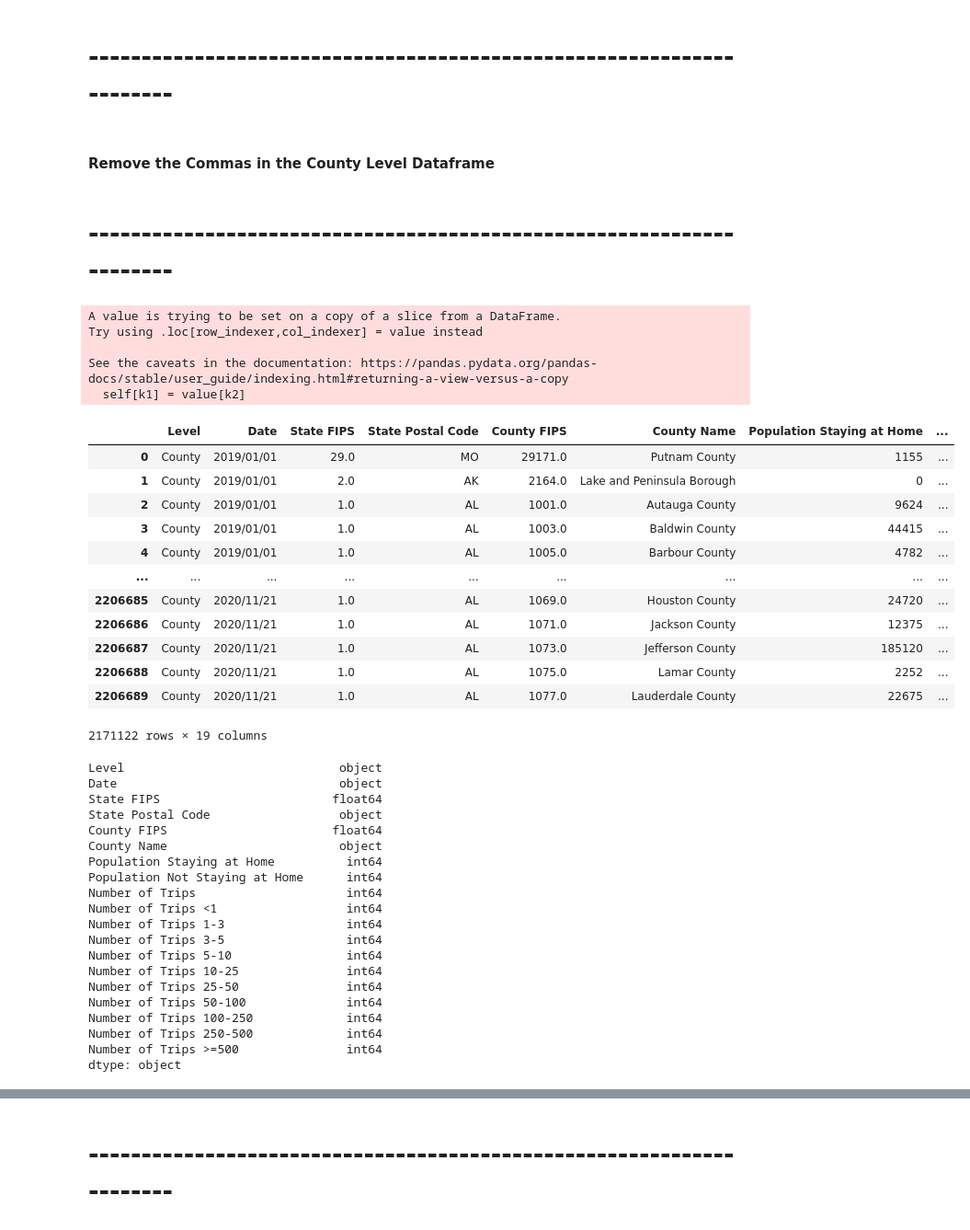
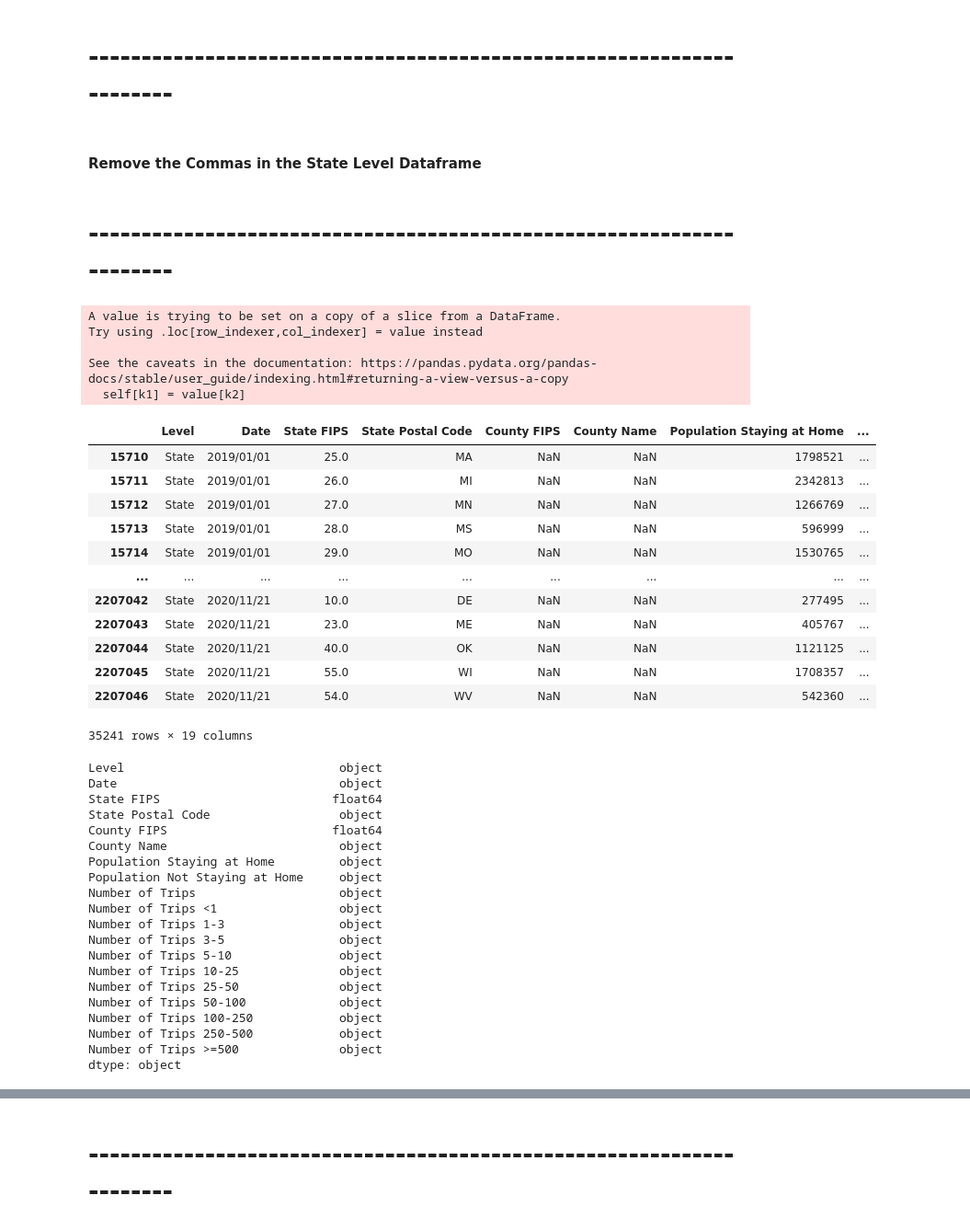
Before and after one commit to vc-adams/Traveling-And-COVID19-Cases, a Jupyter notebook: Static/Python/Trips_vs_COVID_Cases_and_Deaths.ipynb, the cells around one changed output, grey strips where cells are left out. Shown at 92% size. Drawn from its saved outputs; the diff is of its cells as text; code cells hidden in the pictures.

```diff
--- a/Static/Python/Trips_vs_COVID_Cases_and_Deaths.ipynb
+++ b/Static/Python/Trips_vs_COVID_Cases_and_Deaths.ipynb
@@ -166,10 +186,10 @@ dtype: bool
 # %%
 # Returns a Dataframe Containing Only the Rows With Null Values
-bts_gov_trps_df_NULL_VALUES = bts_gov_trps_df[bts_gov_trps_df.isnull().any(axis=1)]
+bts_gov_trps_df_null_val = bts_gov_trps_df[bts_gov_trps_df.isnull().any(axis=1)]
 
 # Returns the Number of Cells Within a Column With Null Values
-print(bts_gov_trps_df_NULL_VALUES.count())
-bts_gov_trps_df_NULL_VALUES
+print(bts_gov_trps_df_null_val.count())
+bts_gov_trps_df_null_val
 # %% [output]
 Level                             59043
 Date                              59043
@@ -216,9 +236,9 @@ dtype: int64
 clmns_to_cnvrt_null_vls_to_0 =["Population Staying at Home", "Population Not Staying at Home","Number of Trips","Number of Trips <1", "Number of Trips 1-3", "Number of Trips 1-3", "Number of Trips 3-5", "Number of Trips 5-10", "Number of Trips 10-25", "Number of Trips 25-50", "Number of Trips 50-100", "Number of Trips 100-250", "Number of Trips 250-500", "Number of Trips >=500"]
 # %%
 # Drop the Rows that With Null Values (NaN) in ALL the Columns in the ["clmns_to_cnvrt_null_vls_to_0"] array: if All the Values are Null.
-bts_gov_trps_df_NULL_VALUES_lvl_st_ntnl = bts_gov_trps_df_NULL_VALUES.dropna(how="all", subset=clmns_to_cnvrt_null_vls_to_0)
-print(bts_gov_trps_df_NULL_VALUES_lvl_st_ntnl.count())
-bts_gov_trps_df_NULL_VALUES_lvl_st_ntnl
+bts_gov_trps_df_null_val_lvl_st_ntnl = bts_gov_trps_df_null_val.dropna(how="all", subset=clmns_to_cnvrt_null_vls_to_0)
+print(bts_gov_trps_df_null_val_lvl_st_ntnl.count())
+bts_gov_trps_df_null_val_lvl_st_ntnl
 # %% [output]
 Level                             35932
 Date                              35932
@@ -263,9 +283,9 @@ dtype: int64
 # ---------------------------------------------------------------------
 # %%
 # Dataframe With the Total State Trips Per Day
-bts_gov_trps_df_NULL_VALUES_lvl_st = bts_gov_trps_df_NULL_VALUES_lvl_st_ntnl.dropna(how="all", subset=["State Postal Code"])
-print(bts_gov_trps_df_NULL_VALUES_lvl_st.count())
-bts_gov_trps_df_NULL_VALUES_lvl_st
+bts_gov_trps_df_cnty_clmn_null_lvl_st = bts_gov_trps_df_null_val_lvl_st_ntnl.dropna(how="all", subset=["State Postal Code"])
+print(bts_gov_trps_df_cnty_clmn_null_lvl_st.count())
+bts_gov_trps_df_cnty_clmn_null_lvl_st
 # %% [output]
 Level                             35241
 Date                              35241
@@ -547,36 +497,36 @@ dtype: bool
 # %% [markdown]
 # ---------------------------------------------------------------------
 # %% [markdown]
-#### Remove the Commas in the County Level Dataframe
+#### Remove the Commas in the State Level Dataframe
 # %% [markdown]
 # ---------------------------------------------------------------------
 # %%
 # Remove the Commas from the [clmns_to_cnvrt_null_vls_to_0] Array.
-bts_gov_trps_df_lvl_cnty_no_cmms = bts_gov_trps_df_lvl_cnty
-bts_gov_trps_df_lvl_cnty_no_cmms[clmns_to_cnvrt_null_vls_to_0] = bts_gov_trps_df_lvl_cnty[clmns_to_cnvrt_null_vls_to_0].replace(',','', regex=True)
-bts_gov_trps_df_lvl_cnty_no_cmms
+bts_gov_trps_df_cnty_clmn_null_lvl_st_no_cmms = bts_gov_trps_df_cnty_clmn_null_lvl_st
+bts_gov_trps_df_cnty_clmn_null_lvl_st_no_cmms[clmns_to_cnvrt_null_vls_to_0] = bts_gov_trps_df_cnty_clmn_null_lvl_st_no_cmms[clmns_to_cnvrt_null_vls_to_0].replace(',','', regex=True)
+bts_gov_trps_df_cnty_clmn_null_lvl_st_no_cmms
 # %% [output]
 A value is trying to be set on a copy of a slice from a DataFrame.
 Try using .loc[row_indexer,col_indexer] = value instead
 
 See the caveats in the documentation: https://pandas.pydata.org/pandas-docs/stable/user_guide/indexing.html#returning-a-view-versus-a-copy
   self[k1] = value[k2]
 |  | Level | Date | State FIPS | State Postal Code | County FIPS | County Name | Population Staying at Home | ... |
-| 0 | County | 2019/01/01 | 29.0 | MO | 29171.0 | Putnam County | 1155 | ... |
-| 1 | County | 2019/01/01 | 2.0 | AK | 2164.0 | Lake and Peninsula Borough | 0 | ... |
-| 2 | County | 2019/01/01 | 1.0 | AL | 1001.0 | Autauga County | 9624 | ... |
-| 3 | County | 2019/01/01 | 1.0 | AL | 1003.0 | Baldwin County | 44415 | ... |
-| 4 | County | 2019/01/01 | 1.0 | AL | 1005.0 | Barbour County | 4782 | ... |
+| 15710 | State | 2019/01/01 | 25.0 | MA | NaN | NaN | 1798521 | ... |
+| 15711 | State | 2019/01/01 | 26.0 | MI | NaN | NaN | 2342813 | ... |
+| 15712 | State | 2019/01/01 | 27.0 | MN | NaN | NaN | 1266769 | ... |
+| 15713 | State | 2019/01/01 | 28.0 | MS | NaN | NaN | 596999 | ... |
+| 15714 | State | 2019/01/01 | 29.0 | MO | NaN | NaN | 1530765 | ... |
 | ... | ... | ... | ... | ... | ... | ... | ... | ... |
-| 2206685 | County | 2020/11/21 | 1.0 | AL | 1069.0 | Houston County | 24720 | ... |
-| 2206686 | County | 2020/11/21 | 1.0 | AL | 1071.0 | Jackson County | 12375 | ... |
-| 2206687 | County | 2020/11/21 | 1.0 | AL | 1073.0 | Jefferson County | 185120 | ... |
-| 2206688 | County | 2020/11/21 | 1.0 | AL | 1075.0 | Lamar County | 2252 | ... |
-| 2206689 | County | 2020/11/21 | 1.0 | AL | 1077.0 | Lauderdale County | 22675 | ... |
+| 2207042 | State | 2020/11/21 | 10.0 | DE | NaN | NaN | 277495 | ... |
+| 2207043 | State | 2020/11/21 | 23.0 | ME | NaN | NaN | 405767 | ... |
+| 2207044 | State | 2020/11/21 | 40.0 | OK | NaN | NaN | 1121125 | ... |
+| 2207045 | State | 2020/11/21 | 55.0 | WI | NaN | NaN | 1708357 | ... |
+| 2207046 | State | 2020/11/21 | 54.0 | WV | NaN | NaN | 542360 | ... |
-2171122 rows × 19 columns
+35241 rows × 19 columns
 # %%
 # View Data Types
-bts_gov_trps_df_lvl_cnty_no_cmms.dtypes
+bts_gov_trps_df_cnty_clmn_null_lvl_st_no_cmms.dtypes
 # %% [output]
 Level                              object
 Date                               object
@@ -584,19 +534,19 @@ State FIPS                        float64
 State Postal Code                  object
 County FIPS                       float64
 County Name                        object
-Population Staying at Home          int64
-Population Not Staying at Home      int64
-Number of Trips                     int64
-Number of Trips <1                  int64
-Number of Trips 1-3                 int64
-Number of Trips 3-5                 int64
-Number of Trips 5-10                int64
-Number of Trips 10-25               int64
-Number of Trips 25-50               int64
-Number of Trips 50-100              int64
-Number of Trips 100-250             int64
-Number of Trips 250-500             int64
-Number of Trips >=500               int64
+Population Staying at Home         object
+Population Not Staying at Home     object
+Number of Trips                    object
+Number of Trips <1                 object
+Number of Trips 1-3                object
+Number of Trips 3-5                object
+Number of Trips 5-10               object
+Number of Trips 10-25              object
+Number of Trips 25-50              object
+Number of Trips 50-100             object
+Number of Trips 100-250            object
+Number of Trips 250-500            object
+Number of Trips >=500              object
 dtype: object
 # %%
 # Change the Data Type of the Columns in the [clmns_to_cnvrt_null_vls_to_0] Array from a String to a int64
```
Also changed, not shown: parts of 49 cells of this notebook, 1 other file.
